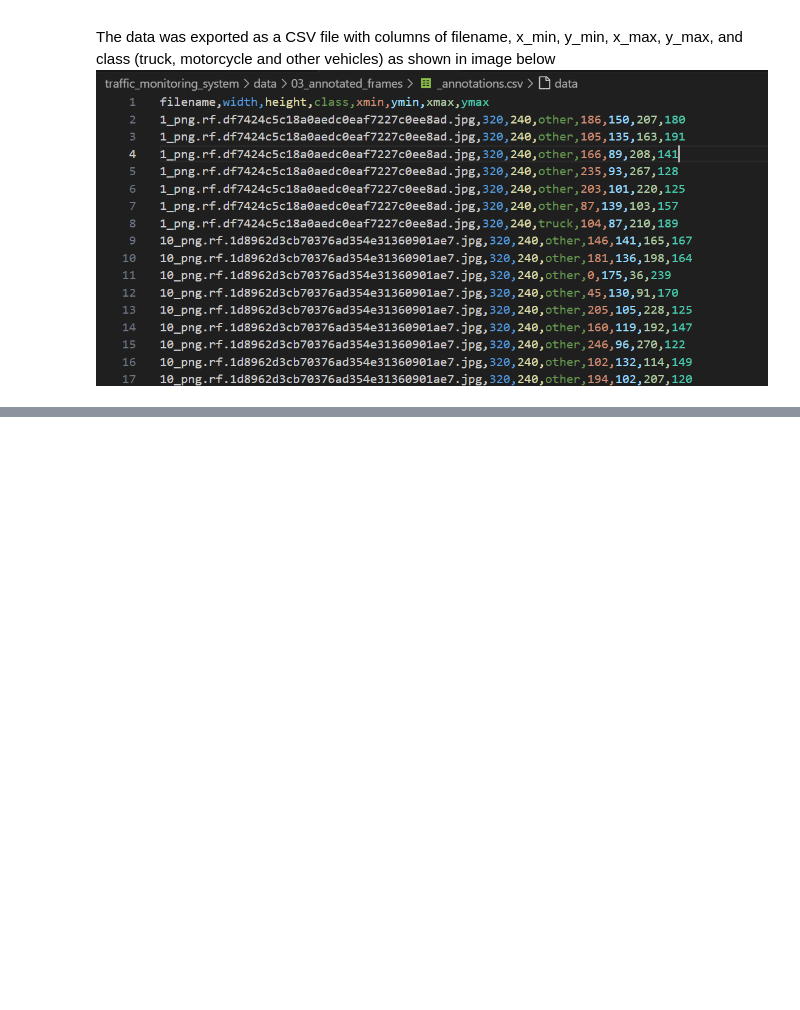
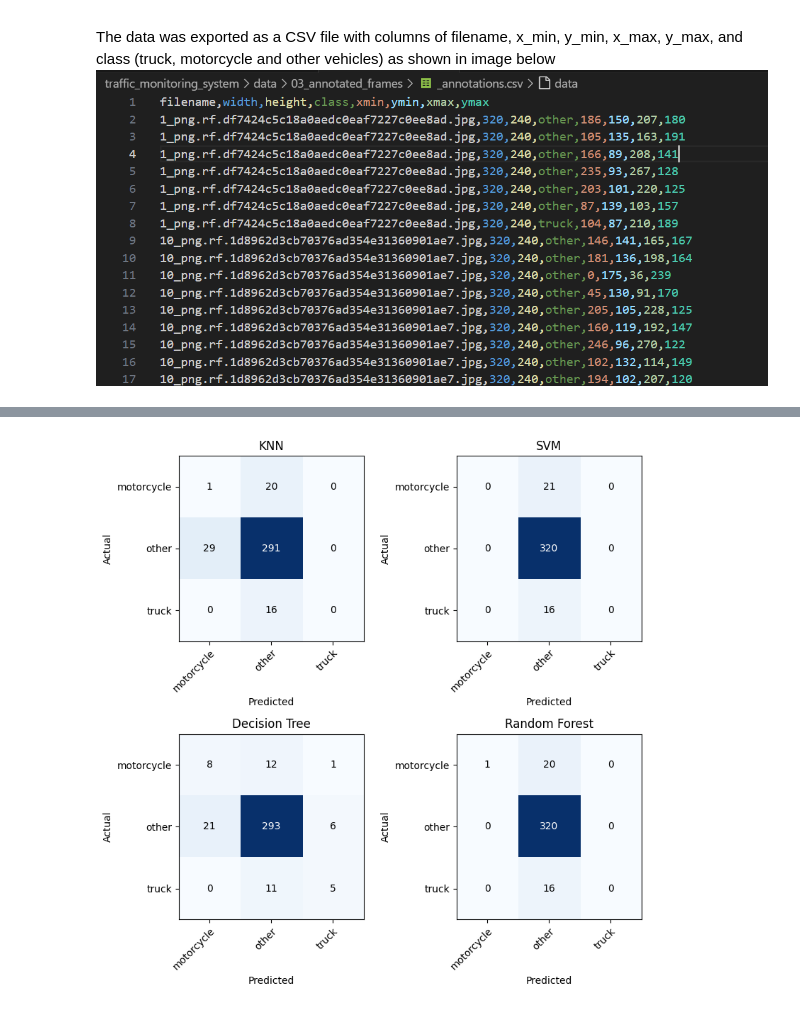
Before and after one commit to africanobyamugisha/computer_vision_cwks, a Jupyter notebook: traffic_monitoring_system/traffic_monitorin_system.ipynb, the cells around one changed output, grey strips where cells are left out. Saved outputs shown, nothing was run; the diff lists cells and outputs as text; code cells hidden in the pictures; blank space fills up the shorter version.

Commit message:
upload essemble evaluations

```diff
--- a/traffic_monitoring_system/traffic_monitorin_system.ipynb
+++ b/traffic_monitoring_system/traffic_monitorin_system.ipynb
@@ -105,20 +102,3 @@ model_names = ['KNN', 'SVM', 'Decision Tree', 'Random Forest']
 
 for model in models:
     model.fit(X_train, y_train)
-# %%
-# Step 6: Evaluate Models
-evaluation_results = []
-
-for model, name in zip(models, model_names):
-    y_pred = model.predict(X_test)
-    y_proba = model.predict_proba(X_test)[:, 1] if hasattr(model, 'predict_proba') else model.decision_function(X_test)
-
-    cm = confusion_matrix(y_test, y_pred)
-    auc = roc_auc_score(y_test, y_proba, multi_class='ovr')
-    precision = precision_score(y_test, y_pred, average='weighted')
-    recall = recall_score(y_test, y_pred, average='weighted')
-    f1 = f1_score(y_test, y_pred, average='weighted')
-
-    evaluation_results.append((name, cm, auc, precision, recall, f1))
-
-    print(f'{name}:\nConfusion Matrix:\n{cm}\nAUC: {auc}\nPrecision: {precision}\nRecall: {recall}\nF1 Score: {f1}\n')
@@ -124,0 +305,30 @@ for model, name in zip(models, model_names):
+# %%
+fig, axs = plt.subplots(2, 2, figsize=(8, 8))
+
+for i, (model, name) in enumerate(zip([knn, svm, dt, rf], model_names)):
+    ax = axs[i//2, i%2]
+
+    y_pred = model.predict(X_test)
+    cm = confusion_matrix(y_test, y_pred)
+
+    im = ax.imshow(cm, interpolation='nearest', cmap=plt.cm.Blues)
+
+    ax.set(xticks=np.arange(cm.shape[1]),
+           yticks=np.arange(cm.shape[0]),
+           xticklabels=model.classes_, yticklabels=model.classes_,
+           title=f'{name}',
+           xlabel='Predicted',
+           ylabel='Actual')
+
+    plt.setp(ax.get_xticklabels(), rotation=45, ha="right", rotation_mode="anchor")
+
+    for i in range(cm.shape[0]):
+        for j in range(cm.shape[1]):
+            ax.text(j, i, format(cm[i, j], 'd'),
+                    ha="center", va="center",
+                    color="white" if cm[i, j] > cm.max() / 2 else "black")
+
+plt.tight_layout()
+plt.show()
+# %% [output]
+[figure, added]
```
Also changed, not shown: parts of 22 cells of this notebook.
